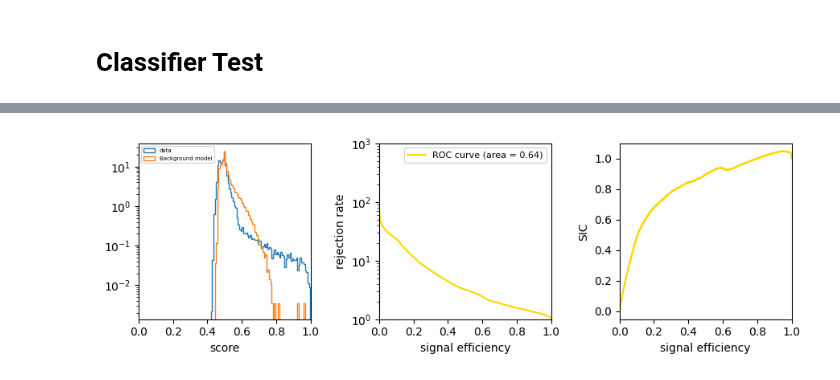
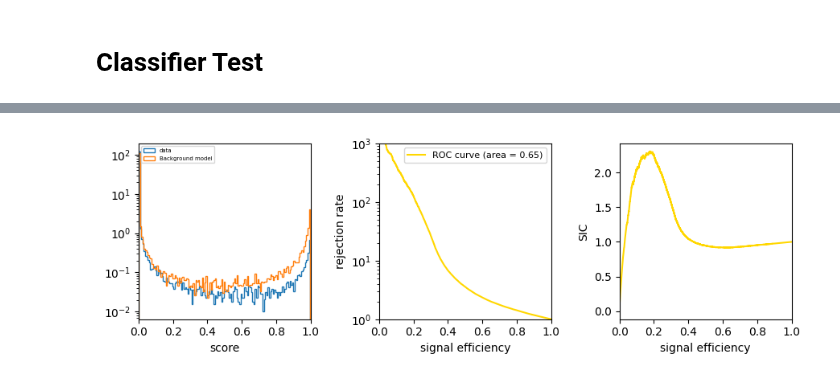
Before and after one commit to dfaroughy/DynGenModels, a Jupyter notebook: notebooks/cathode.ipynb, the cells around one changed output, grey strips where cells are left out. Saved outputs shown, nothing was run; the diff lists cells and outputs as text; code cells hidden in the pictures.

```diff
--- a/notebooks/cathode.ipynb
+++ b/notebooks/cathode.ipynb
@@ -251,6 +251,10 @@ for i in range(4):
 # %% [markdown]
 # Classifier Test
 # %%
+import torch
+import numpy as np
+import matplotlib.pyplot as plt
+
 from DynGenModels.configs.classifier_configs import Cathode_MLP_Classifier as Configs
 
 workdir = '../results/LHCOlympics.SchrodingerBridgeFlowMatching.MLP_forward.2023.11.30_20h51'
@@ -259,13 +263,14 @@ configs = Configs(# data:
                 DATA = 'Cathode',
                 data_gen_model = workdir + '/events_generated_interpolation.h5',
                 data_reference = '../data/LHCOlympics2020/events_anomalydetection_high_level_cathode_with_signal.h5',
-                signal_noise_ratio = 0.05,
+                signal_noise_ratio = 0.5,
+                num_samples = 50000,
                 mass_window = [3300, 3700],
                 preprocess = ['standardize'],
                 dim_input = 4,
                 # training params:
                 DEVICE = 'cuda:1',
-                EPOCHS = 1000,
+                EPOCHS = 30,
                 batch_size = 128,
                 print_epochs = 5,
                 min_epochs = 200,
@@ -279,7 +284,7 @@ configs = Configs(# data:
                 MODEL = 'MLP',
                 dim_hidden = 64,
                 num_layers = 3,
-                activation = 'Sigmoid',
+                activation = 'ReLU',
                 )
 
 configs.set_workdir(path=workdir, dir_name='classifier', save_config=True)
@@ -310,11 +315,11 @@ from DynGenModels.trainer.trainer import ClassifierTrainer
 
 
 cathode = CathodeClassifierDataset(configs)
+
 classifier  = ClassifierTrainer(classifier = BinaryClassifierTest(configs),
                                 model = ClassifierNet(configs),
                                 dataloader = CathodeDataLoader(cathode, configs),
                                 configs = configs)
 
-classifier.train()
-classifier.test(cathode.data_ref_test)
+# classifier.train()
 # %% [output]
@@ -350,36 +400,36 @@ import torch
 from sklearn.metrics import roc_curve, auc
 
 
 score_class_0 = classifier.predictions[0].squeeze()
 score_class_1 = classifier.predictions[1].squeeze()
-class_labels = classifier.predictions['datasets'][..., 1]
-scores = classifier.predictions['datasets'][..., 0]
+class_labels = classifier.predictions['datasets'][..., 0]
+scores = classifier.predictions['datasets'][..., 1]
 fpr, tpr, _ = roc_curve(class_labels, scores, pos_label=1)
 sic = np.ma.divide(tpr, np.sqrt(fpr)).filled(0)
 roc_auc = auc(fpr, tpr)
 
-# plot scrores:
+# plot scores:
 
 fig, ax = plt.subplots(1, 3, figsize=(9,3))
-ax[0].hist(score_class_0, bins=np.arange(0,1,0.0075), density=True, histtype='step', label='data', log=True)
-ax[0].hist(score_class_1, bins=np.arange(0,1,0.0075), density=True, histtype='step', label='Background model', log=True)
+ax[0].hist(score_class_0, bins=np.arange(0, 1, 0.0075), density=True, histtype='step', label='data', log=True)
+ax[0].hist(score_class_1, bins=np.arange(0, 1, 0.0075), density=True, histtype='step', label='Background model', log=True)
 ax[0].set_xlabel(r'score')
 ax[0].legend(fontsize=5, loc='upper left')
 ax[0].set_xlim(0, 1)
 
 ax[1].plot(tpr, 1/fpr, color='gold', label='ROC curve (area = %0.2f)' % roc_auc)
 ax[1].set_xlim([0.0, 1.0])
 ax[1].set_ylim([1., 1000.0])
 ax[1].set_xlabel('signal efficiency')
 ax[1].set_ylabel('rejection rate')
 ax[1].set_yscale('log')
 ax[1].legend(fontsize=8, loc='upper right')
 
 ax[2].plot(tpr, sic, color='gold')
 ax[2].set_xlim([0.0, 1.0])
 ax[2].set_xlabel('signal efficiency')
 ax[2].set_ylabel('SIC')
 plt.tight_layout()
 plt.show()
 # %% [output]
-[figure, old version]
+[figure, new version]
```
Also changed, not shown: parts of 5 cells of this notebook, 8 other files.
